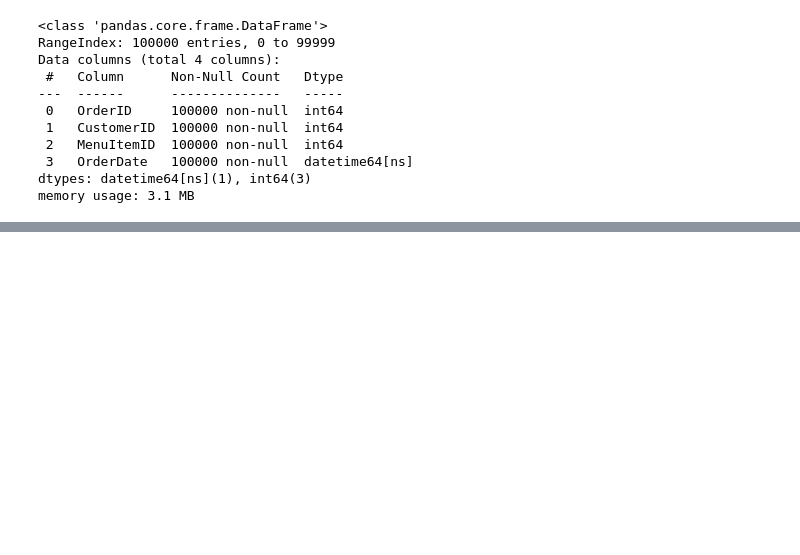
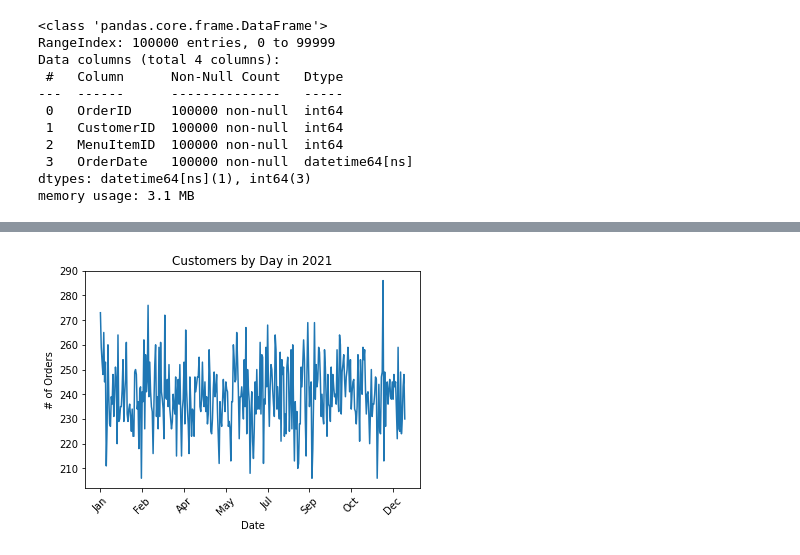
Before and after one commit to emilyjeaharmon/boba_shop, a Jupyter notebook: Boba Shop SQL Notebook.ipynb, the cells around one changed output, grey strips where cells are left out. Drawn from its saved outputs; the diff is of its cells as text; code cells hidden in the pictures; blank space fills up the shorter version.

```diff
--- a/Boba Shop SQL Notebook.ipynb
+++ b/Boba Shop SQL Notebook.ipynb
@@ -146,0 +156,11 @@ memory usage: 3.1 MB
+# %%
+import matplotlib.dates as mdates
+ax = df_orders.sort_values(by=['OrderDate']).groupby(pd.to_datetime(df_orders['OrderDate']).dt.strftime('%d-%m'), sort=False)['CustomerID'].nunique().plot.line()
+ax.xaxis.set_major_formatter(mdates.DateFormatter(fmt='%b'))
+plt.xlabel('Date')
+plt.xticks(rotation = 45)
+plt.ylabel('# of Orders')
+plt.title('Customers by Day in 2021')
+plt.show()
+# %% [output]
+[figure, added]
```
Also changed, not shown: parts of 1 cell of this notebook.
